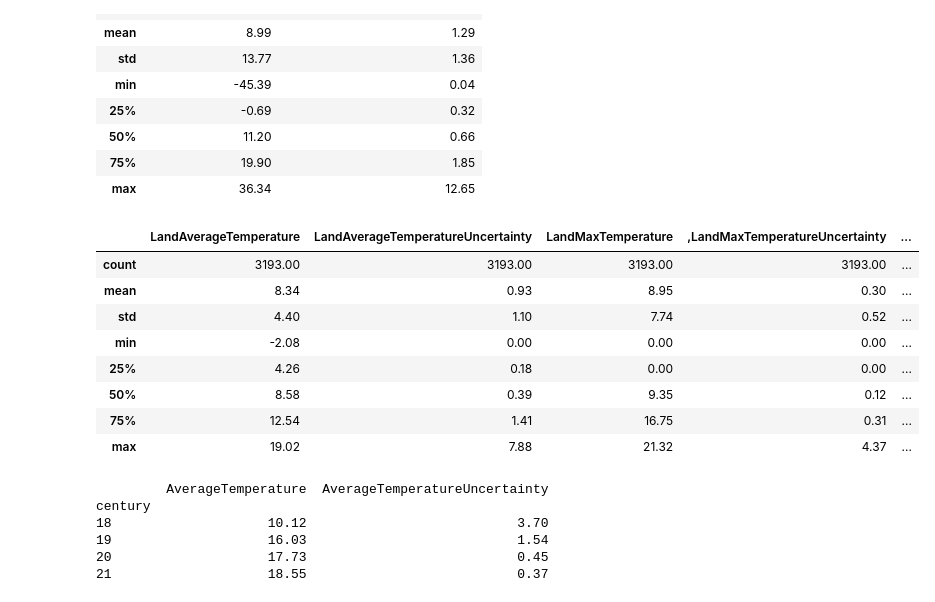
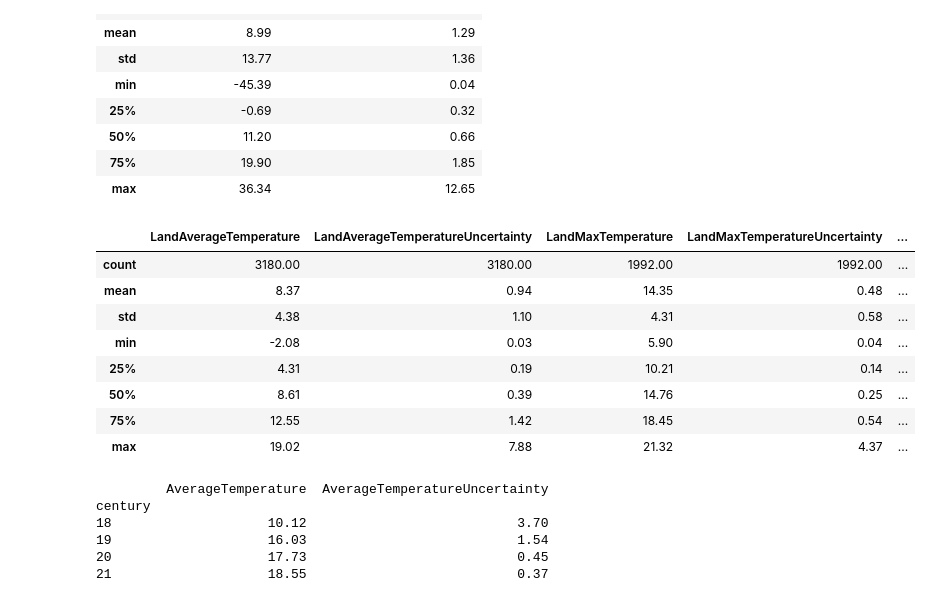
Before and after one commit to rafschmeits/nieuwe-datascience, a Jupyter notebook: climate-watch/climate_watch.ipynb, the cells around one changed output. Cells and saved outputs as stored; diff of their text form; code cells hidden in the pictures.

```diff
--- a/climate-watch/climate_watch.ipynb
+++ b/climate-watch/climate_watch.ipynb
@@ -106,16 +96,16 @@ state[['AverageTemperature', 'AverageTemperatureUncertainty']].describe()
 | 75% | 19.90 | 1.85 |
 | max | 36.34 | 12.65 |
 # %%
-globaltemperatures[['LandAverageTemperature', 'LandAverageTemperatureUncertainty', 'LandMaxTemperature', ',LandMaxTemperatureUncertainty', 'LandMinTemperature', 'LandMinTemperatureUncertainty', 'LandAndOceanAverageTemperature', 'LandAndOceanAverageTemperatureUncertainty']].describe()
+globaltemperatures[['LandAverageTemperature', 'LandAverageTemperatureUncertainty', 'LandMaxTemperature', 'LandMaxTemperatureUncertainty', 'LandMinTemperature', 'LandMinTemperatureUncertainty', 'LandAndOceanAverageTemperature', 'LandAndOceanAverageTemperatureUncertainty']].describe()
 # %% [output]
-|  | LandAverageTemperature | LandAverageTemperatureUncertainty | LandMaxTemperature | ,LandMaxTemperatureUncertainty | ... |
-| count | 3193.00 | 3193.00 | 3193.00 | 3193.00 | ... |
-| mean | 8.34 | 0.93 | 8.95 | 0.30 | ... |
-| std | 4.40 | 1.10 | 7.74 | 0.52 | ... |
-| min | -2.08 | 0.00 | 0.00 | 0.00 | ... |
-| 25% | 4.26 | 0.18 | 0.00 | 0.00 | ... |
-| 50% | 8.58 | 0.39 | 9.35 | 0.12 | ... |
-| 75% | 12.54 | 1.41 | 16.75 | 0.31 | ... |
+|  | LandAverageTemperature | LandAverageTemperatureUncertainty | LandMaxTemperature | LandMaxTemperatureUncertainty | ... |
+| count | 3180.00 | 3180.00 | 1992.00 | 1992.00 | ... |
+| mean | 8.37 | 0.94 | 14.35 | 0.48 | ... |
+| std | 4.38 | 1.10 | 4.31 | 0.58 | ... |
+| min | -2.08 | 0.03 | 5.90 | 0.04 | ... |
+| 25% | 4.31 | 0.19 | 10.21 | 0.14 | ... |
+| 50% | 8.61 | 0.39 | 14.76 | 0.25 | ... |
+| 75% | 12.55 | 1.42 | 18.45 | 0.54 | ... |
 | max | 19.02 | 7.88 | 21.32 | 4.37 | ... |
 # %%
 city['Date'] = pd.to_datetime(city['Date'])
```
Also changed, not shown: parts of 13 cells of this notebook, 14 other files.
